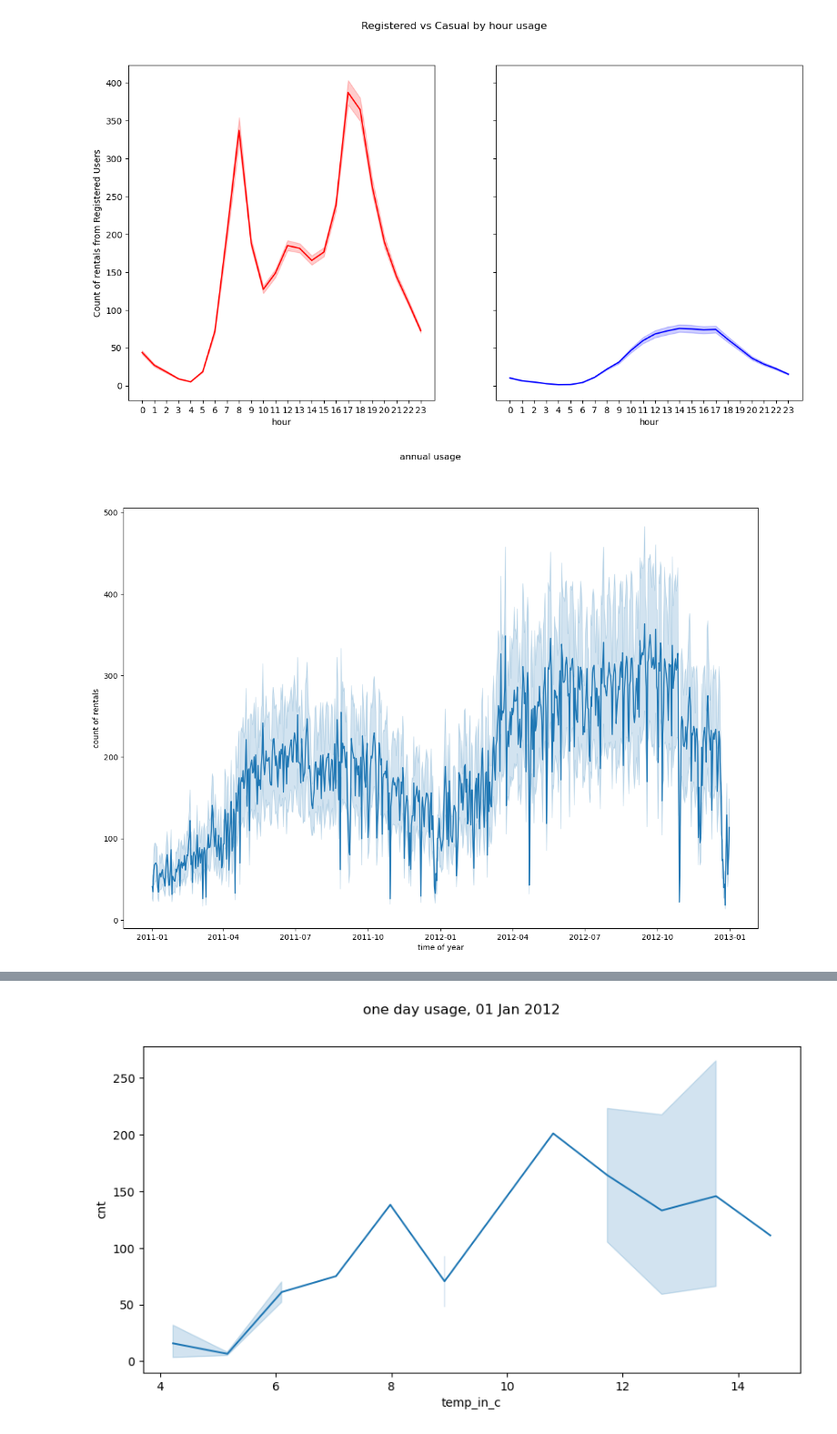
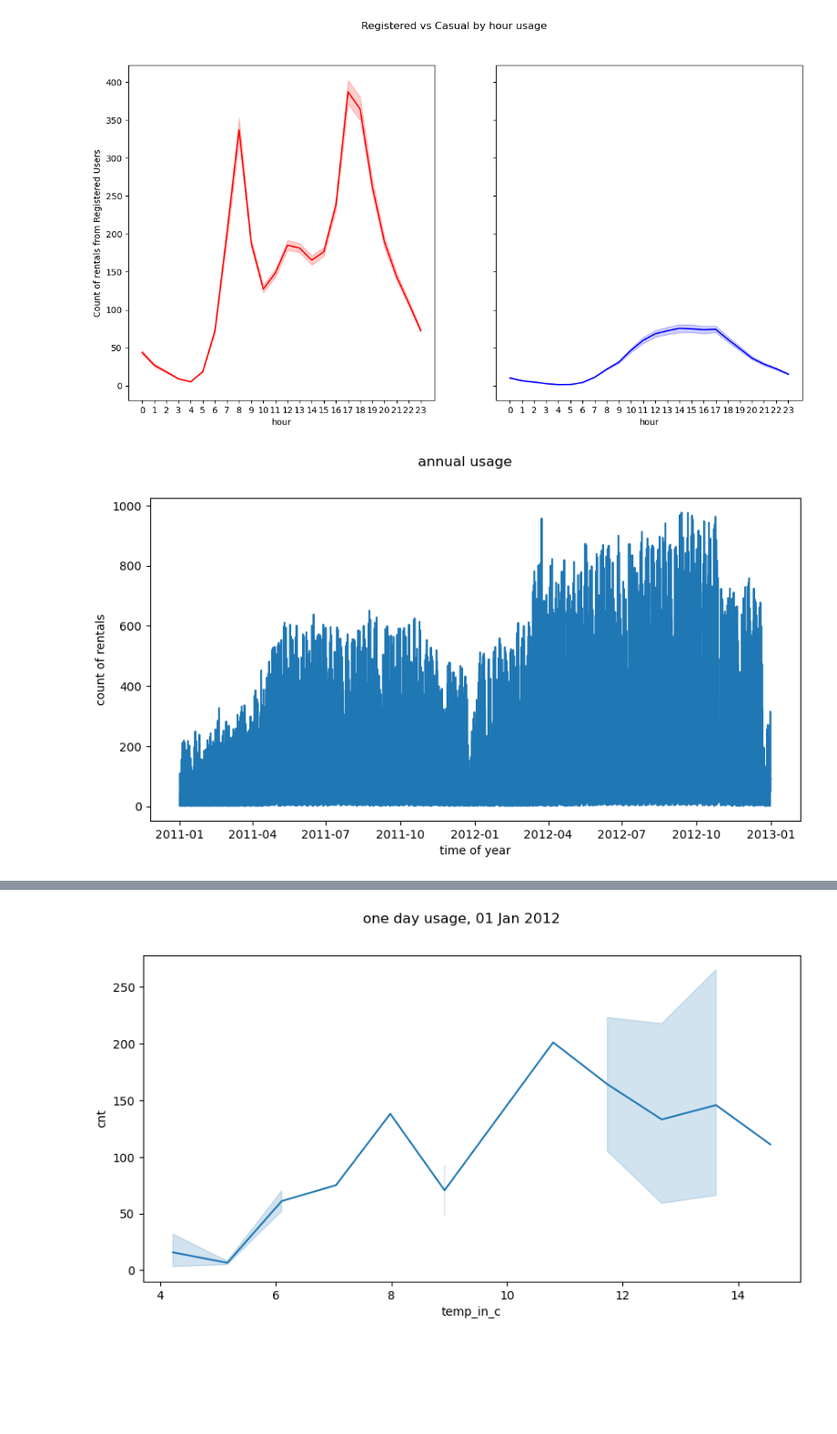
Before and after one commit to cdb8675309/Sprint-1, a Jupyter notebook: P3_S1.ipynb, the cells around one changed output, grey strips where cells are left out. Shown at 91% size. Drawn from its saved outputs; the diff is of its cells as text; code cells hidden in the pictures; blank space fills up the shorter version.

Commit message:
"datetime created, combination of date and hour"

```diff
--- a/P3_S1.ipynb
+++ b/P3_S1.ipynb
@@ -53,7 +53,7 @@ Index: []
 # %%
 #The attribute dteday would require type conversion from object (or string type) to timestamp.
 #That is, 'dteday' should be a 'datetime' object.
-cabi_hr['dteday'] = pd.to_datetime(cabi_hr['dteday'])
+cabi_hr['dteday'] = pd.to_datetime(cabi_hr['dteday']) + cabi_hr['hr'].astype('timedelta64[h]')
 cabi_hr.info()
 # %% [output]
 <class 'pandas.core.frame.DataFrame'>
@@ -634,13 +634,13 @@ plt.show()
 # %%
 #annual usage trend
 import matplotlib.pyplot as plt
-fig, ax = plt.subplots(figsize=(15,10))
+fig, ax = plt.subplots(figsize=(10,5))
 sns.lineplot(data=cabi_hr, x='dteday', y='cnt')
 fig.suptitle('annual usage')
 ax.set(ylabel='count of rentals', xlabel='time of year')
 plt.show()
 # %% [output]
-[figure, old version]
+[figure, new version]
 # %%
 #annual usage trend with weather
 import matplotlib.pyplot as plt
```
Also changed, not shown: parts of 16 cells of this notebook.
